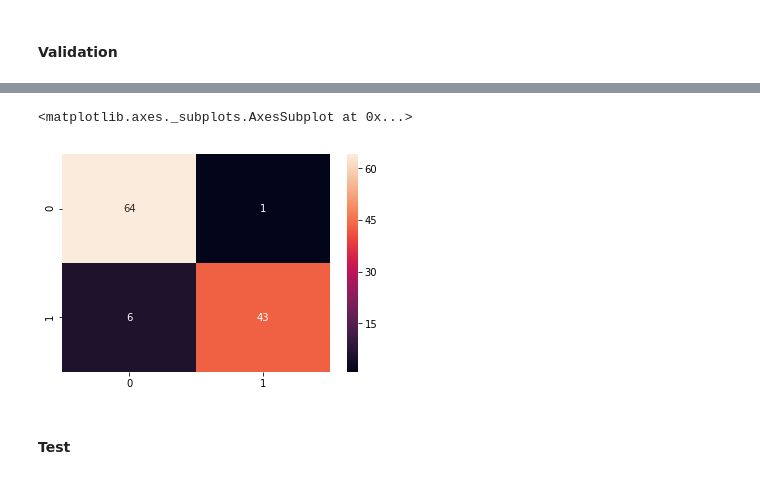
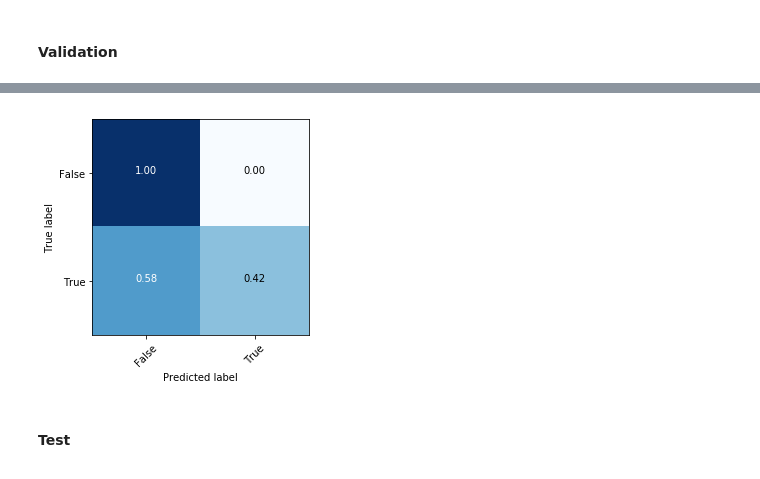
Before and after one commit to leoniloris/Visualization-In-Data-Science, a Jupyter notebook: ensembles/comparing-supervised-methods.ipynb, the cells around one changed output, grey strips where cells are left out. Saved outputs shown, nothing was run; the diff lists cells and outputs as text; code cells hidden in the pictures.

Commit message:
confusion matrix

```diff
--- a/ensembles/comparing-supervised-methods.ipynb
+++ b/ensembles/comparing-supervised-methods.ipynb
@@ -36,5 +36,5 @@ x = d.preprocess_data(x)
 # %%
-y_train_sup_bool = [True if o == 'M' else False for o in y_train_sup[:, 1]]
-y_val_bool = [True if o == 'M' else False for o in y_val[:, 1]]
-y_test_bool = [True if o == 'M' else False for o in y_test[:, 1]]
+y_train_bool = [True if 'M' in o else False for o in y_train]
+y_val_bool = [True if 'M' in o else False for o in y_val]
+y_test_bool = [True if 'M' in o else False for o in y_test]
 # %%
@@ -54,10 +64,9 @@ print('# Examples for test:',  len(x_test))
 # %%
 from sklearn.decomposition import PCA
 pca = PCA(n_components=4)
-basis = pca.fit(x_train_sup)
+basis = pca.fit(x_train)
 # %%
-x_train_sup = basis.transform(x_train_sup)
-x_train_unsup = basis.transform(x_train_unsup)
+x_train = basis.transform(x_train)
 x_val = basis.transform(x_val)
 x_test = basis.transform(x_test)
 # %%
@@ -79,6 +88,6 @@ from sklearn import svm
 # %%
 model = LogisticRegression()
-model.fit(x_train_sup, y_train_sup_bool)
+model.fit(x_train, y_train_bool)
 # %% [output]
 LogisticRegression(C=1.0, class_weight=None, dual=False, fit_intercept=True,
           intercept_scaling=1, max_iter=100, multi_class='ovr', n_jobs=1,
@@ -101,8 +110,7 @@ Validation Accuracy: 93.9%
 # %%
-sns.heatmap(metrics.confusion_matrix(y_val_bool, y_val_pred), annot=True)
+d.plot_confusion_matrix(metrics.confusion_matrix(y_val_bool, y_val_pred), [False, True])
 # %% [output]
-<matplotlib.axes._subplots.AxesSubplot at 0x...>
-[figure, old version]
+[figure, new version]
 # %% [markdown]
 #### Test
 # %%
```
Also changed, not shown: parts of 26 cells of this notebook, 3 other files.
